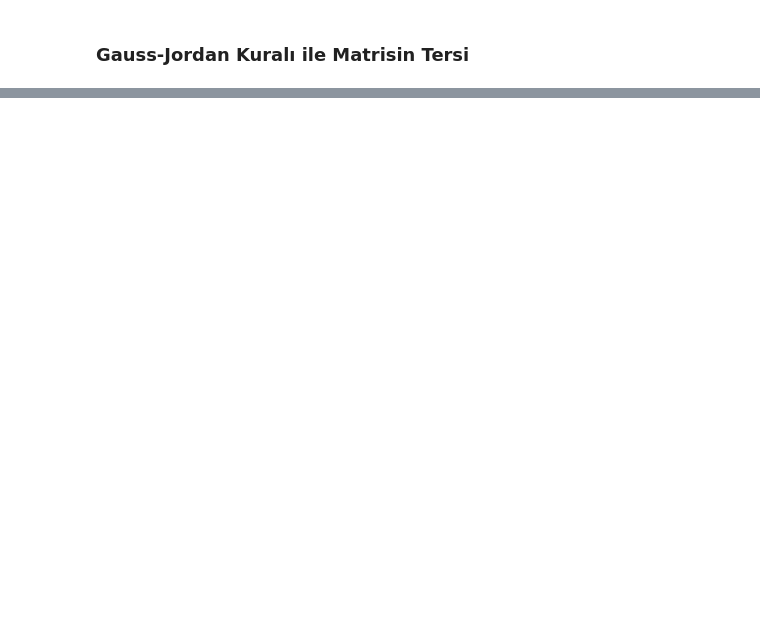
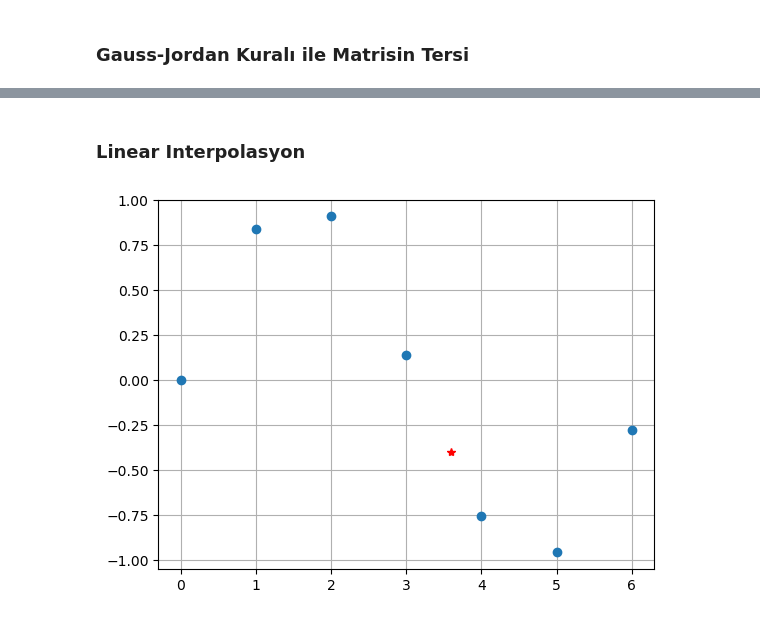
Before and after one commit to ZiyaKolcu/Sayisal-Cozumleme-Jupyter-Notebook, a Jupyter notebook: sayisal_cozumleme.ipynb, the cells around one changed output, grey strips where cells are left out. Saved outputs shown, nothing was run; the diff lists cells and outputs as text; code cells hidden in the pictures; blank space fills up the shorter version.

```diff
--- a/sayisal_cozumleme.ipynb
+++ b/sayisal_cozumleme.ipynb
@@ -1690,0 +1776,39 @@ np.linalg.inv() ile Matrsin Tersi:
+# %% [markdown]
+### Linear Interpolasyon
+# %%
+def linear_interpolation(xa, x, y):
+    n = x.size
+    d1, d2 = 1e6, 1e6
+    I1, I2 = 0, n-1
+
+    for i in range(n):
+        if xa >= x[i]:
+            d = xa - x[i]
+            if d < d1:
+                d1 = d
+                I1 = i
+        else:
+            d = x[i] - xa
+            if d < d2:
+                d2 = d
+                I2 = i
+
+    x1, x2 = x[I1], x[I2]
+    y1, y2 = y[I1], y[I2]
+
+    ya = y1 + ((y2 - y1) / (x2 - x1)) * (xa - x1)
+    return ya
+
+
+x = np.linspace(0, 6, 7)
+y = np.sin(x)
+xa = 3.6
+ya = linear_interpolation(xa, x, y)
+
+plt.figure()
+plt.plot(x, y, "o")
+plt.plot(xa, ya, "r*")
+plt.grid(True)
+plt.show()
+# %% [output]
+[figure, added]
```
Also changed, not shown: parts of 34 cells of this notebook.
